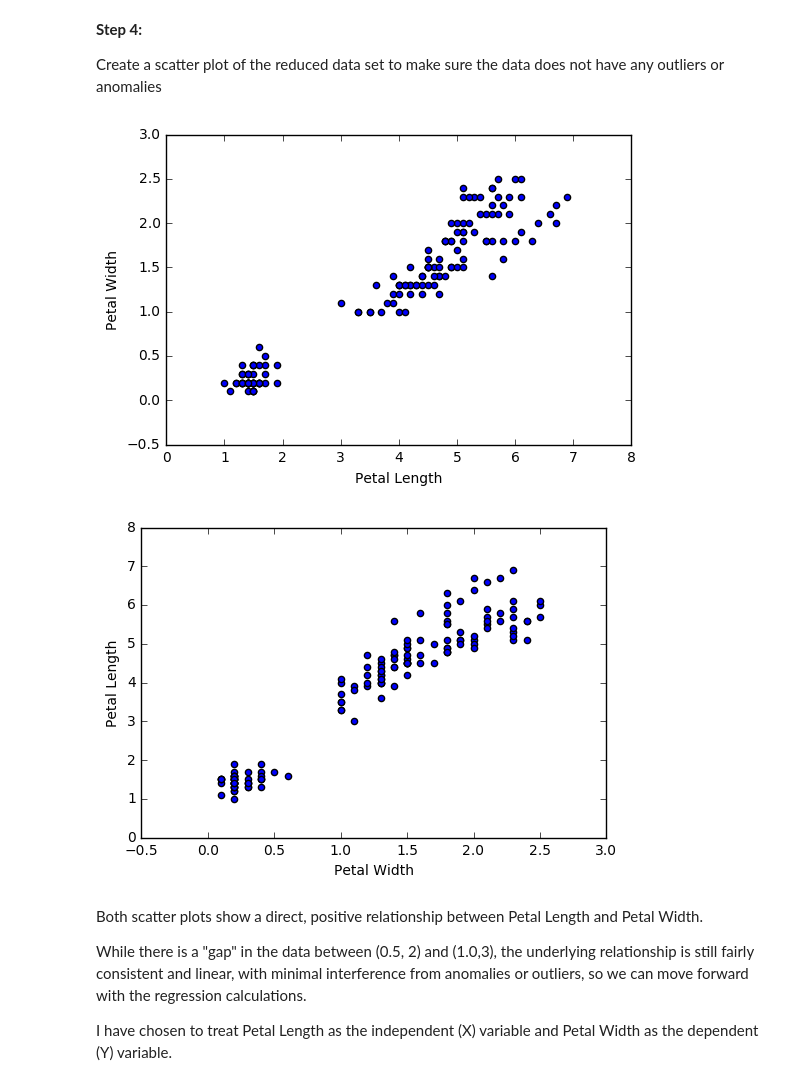
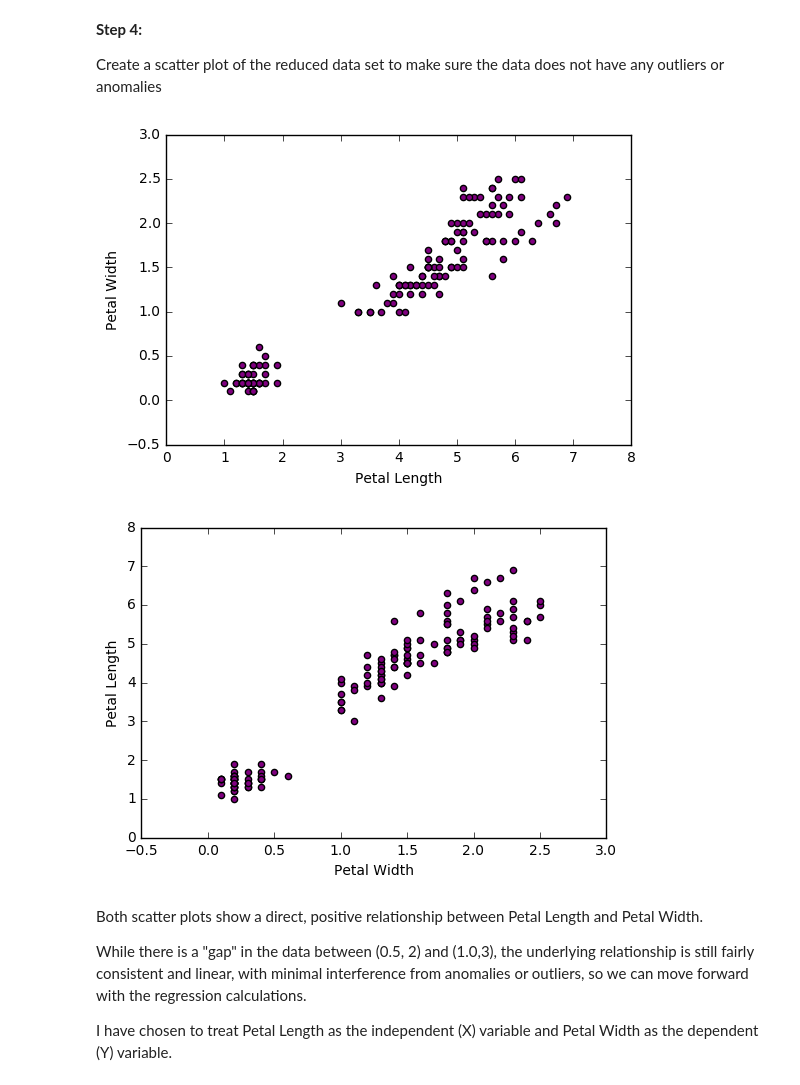
Before and after one commit to paigebiller/HomeworkFour, a Jupyter notebook: Homework Four.ipynb, the cells around one changed output. Cells and saved outputs as stored; diff of their text form; code cells hidden in the pictures.

```diff
--- a/Homework Four.ipynb
+++ b/Homework Four.ipynb
@@ -49,11 +49,11 @@ This newly reduced dataframe (reducediris) contains only the Petal Length and Pe
 
 Create a scatter plot of the reduced data set to make sure the data does not have any outliers or anomalies
 # %%
-reducediris.plot(kind='scatter', x='Petal Length', y='Petal Width');
-reducediris.plot(kind='scatter', x='Petal Width', y='Petal Length');
+reducediris.plot(kind='scatter', x='Petal Length', y='Petal Width',color='purple');
+reducediris.plot(kind='scatter', x='Petal Width', y='Petal Length',color='purple');
 # %% [output]
-[figure, old version]
+[figure, new version]
-[figure, old version]
+[figure, new version]
 # %% [markdown]
 Both scatter plots show a direct, positive relationship between Petal Length and Petal Width.
 
```
Also changed, not shown: parts of 10 cells of this notebook.
